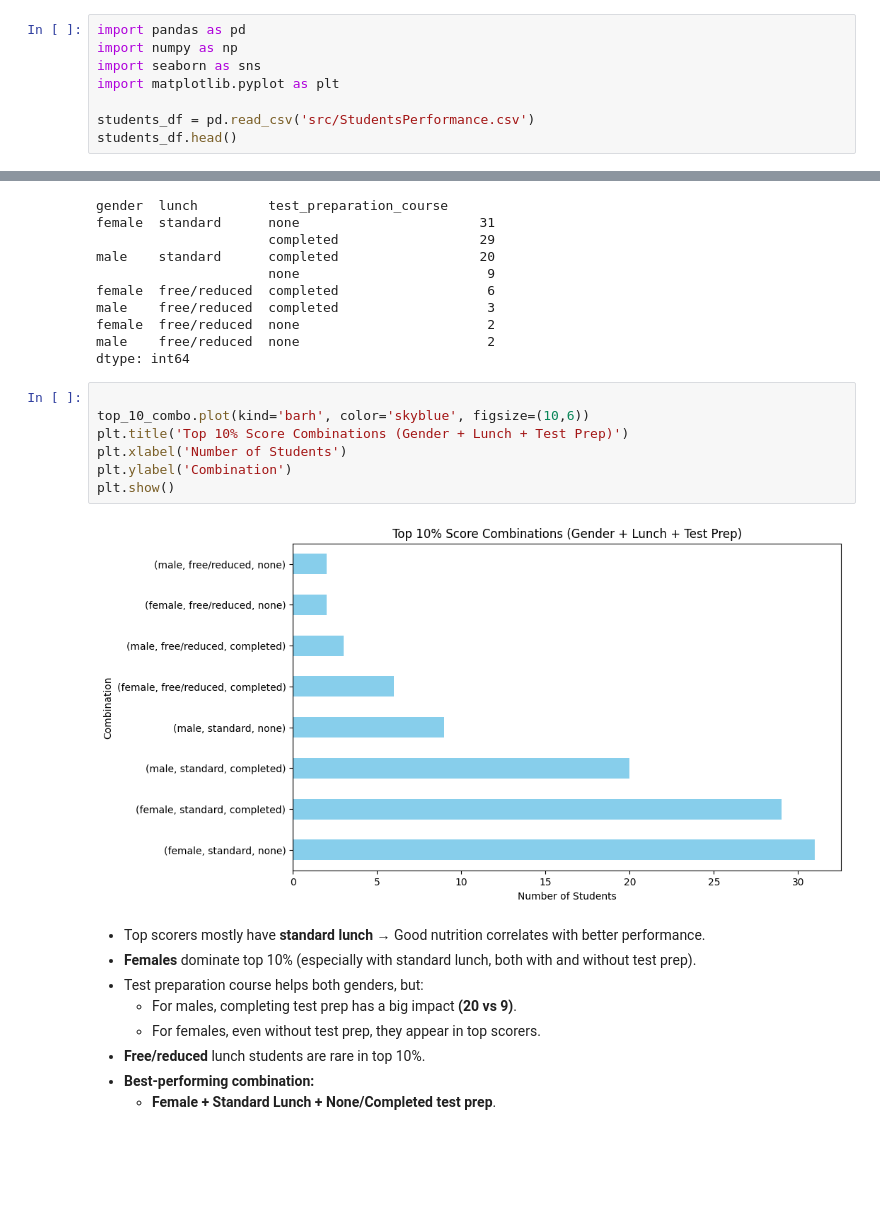
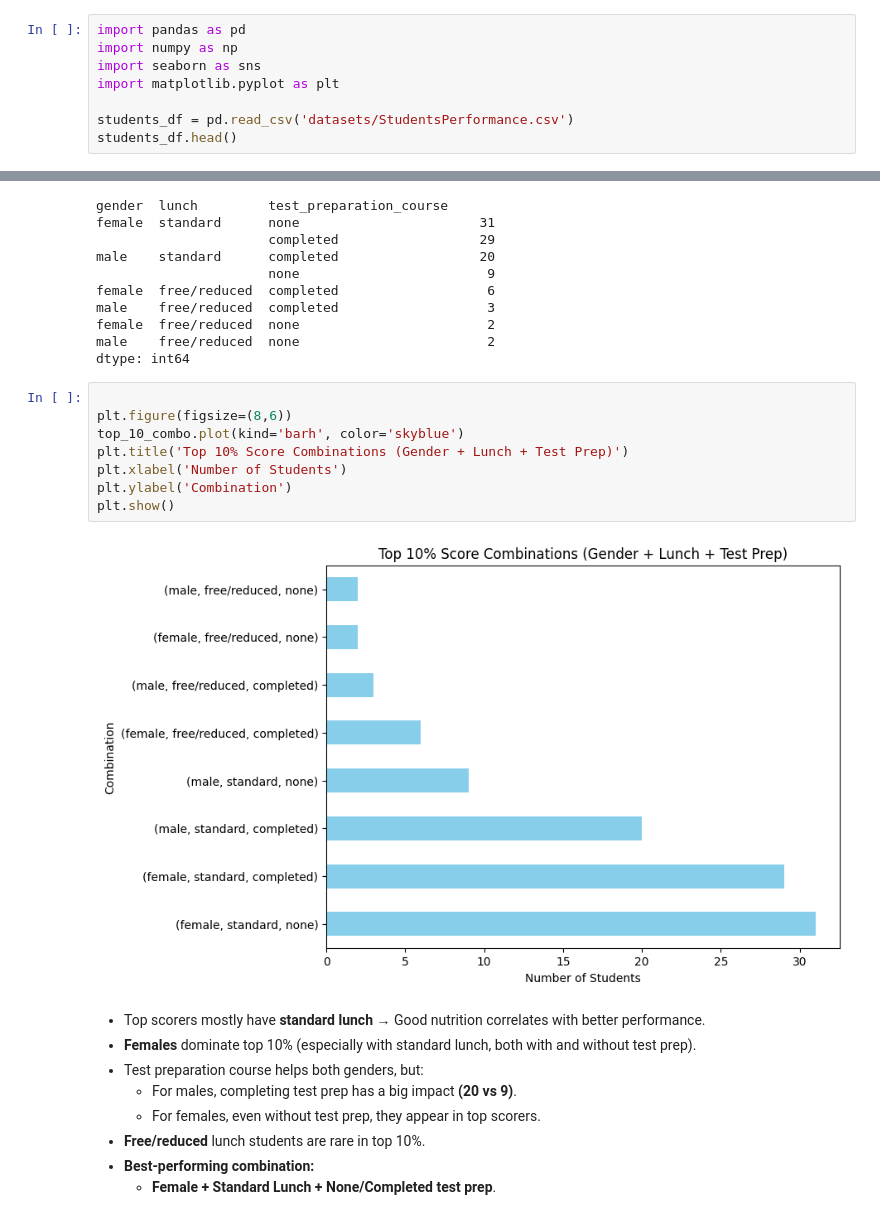
Before and after one commit to mariamkhan04/Student-Performance-Analysis---EDA, a Jupyter notebook: eda.ipynb, the cells around one changed output, grey strips where cells are left out. Saved outputs shown, nothing was run; the diff lists cells and outputs as text; blank space fills up the shorter version.

```diff
--- a/eda.ipynb
+++ b/eda.ipynb
@@ -12,7 +12,7 @@ import numpy as np
 import seaborn as sns
 import matplotlib.pyplot as plt
 
-students_df = pd.read_csv('src/StudentsPerformance.csv')
+students_df = pd.read_csv('datasets/StudentsPerformance.csv')
 students_df.head()
 # %% [output]
 |  | gender | race/ethnicity | parental level of education | lunch | test preparation course | math score | ... |
@@ -181,13 +183,14 @@ male    free/reduced  none                        2
 dtype: int64
 # %%
 
-top_10_combo.plot(kind='barh', color='skyblue', figsize=(10,6))
+plt.figure(figsize=(8,6))
+top_10_combo.plot(kind='barh', color='skyblue')
 plt.title('Top 10% Score Combinations (Gender + Lunch + Test Prep)')
 plt.xlabel('Number of Students')
 plt.ylabel('Combination')
 plt.show()
 # %% [output]
-[figure, old version]
+[figure, new version]
 # %% [markdown]
 - Top scorers mostly have **standard lunch** → Good nutrition correlates with better performance.
 - **Females** dominate top 10% (especially with standard lunch, both with and without test prep).
```
Also changed, not shown: parts of 19 cells of this notebook, 2 other files.
